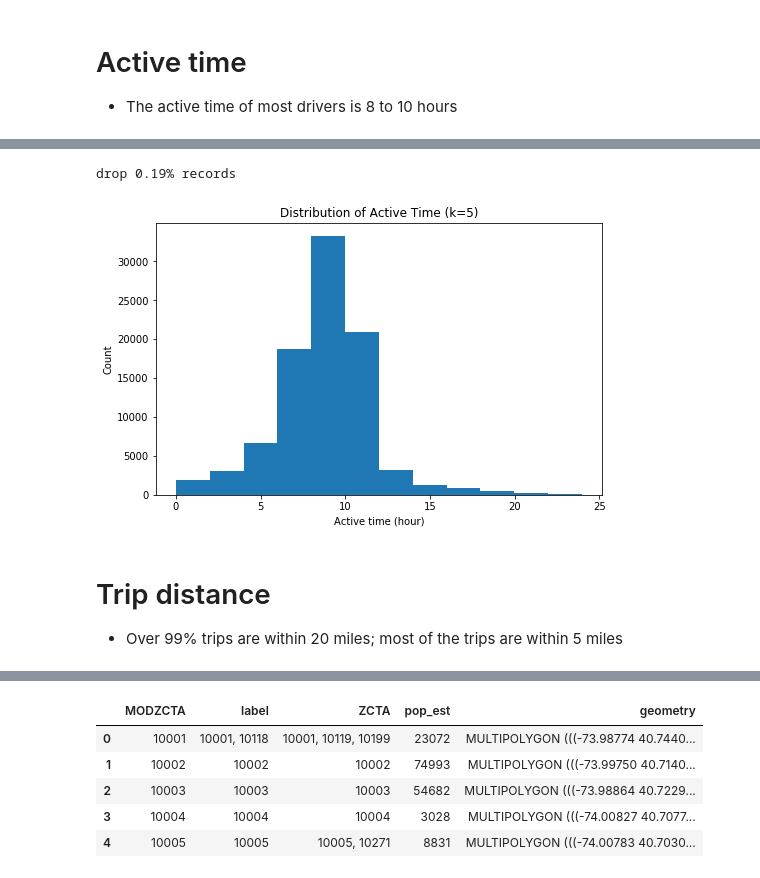
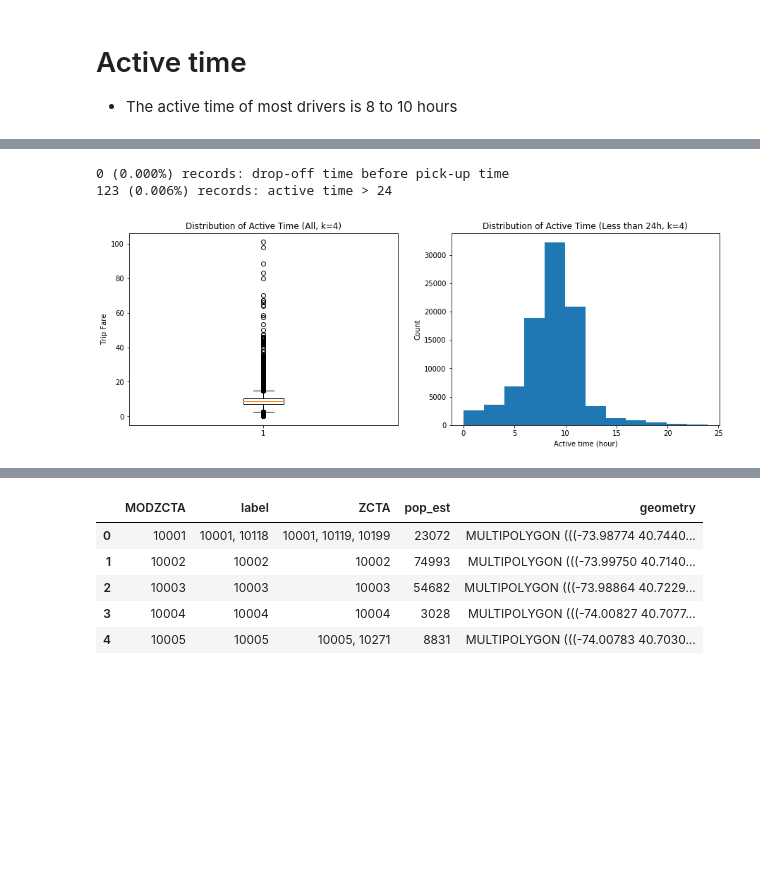
Before and after one commit to skyetim/didi-vehicle-repositioning-strategy, a Jupyter notebook: active_time/activetime_db_query.ipynb, the cells around one changed output, grey strips where cells are left out. Cells and saved outputs as stored; diff of their text form; code cells hidden in the pictures; blank space fills up the shorter version.

Commit message:
add trip fare and trip time plot

```diff
--- a/active_time/activetime_db_query.ipynb
+++ b/active_time/activetime_db_query.ipynb
@@ -55,0 +139,5 @@ sampled_trip['delta'] = (sampled_trip['pickup_datetime_next'] - sampled_trip['dr
+# %%
+trip_fare = pd.read_csv(path + 'FOIL2013/trip_fare_6.csv')
+trip_fare.columns = trip_fare.columns.str.replace(' ','')
+trip_fare.loc[:,'pickup_datetime'] = pd.to_datetime(trip_fare['pickup_datetime'])
+trip_fare.head()
@@ -55,0 +151,3 @@ sampled_trip['delta'] = (sampled_trip['pickup_datetime_next'] - sampled_trip['dr
+# %%
+sampled_trip = sampled_trip.merge(trip_fare.drop(['vendor_id'], axis=1), on =['medallion','hack_license','pickup_datetime'])
+sampled_trip.head()
@@ -56,5 +188,5 @@ sampled_trip['delta'] = (sampled_trip['pickup_datetime_next'] - sampled_trip['dr
 # %%
-k=5
+k=4
 
 ## If delta > k, the trip is the last drop off of the shift
 ## And the next trip of the driver is the first pickup (shifted)
@@ -174,18 +309,24 @@ active_time.head()
-# %%
-# drop incorrect record
-n = active_time[(active_time.active_hour<0) | (active_time.active_hour>=24)].shape[0] / active_time.shape[0] * 100
-print('drop {n:.2f}% records'.format(n=n))
-active_time = active_time[(active_time.active_hour>0) & (active_time.active_hour<24)]
-# %% [output]
-drop 0.19% records
+# %%
+# drop incorrect record
+N = sampled_trip.shape[0]
+n0 = active_time[(active_time.active_hour<0)].shape[0]
+n1 = active_time[(active_time.active_hour>=24)].shape[0]
+print('{n0} ({n0_per:.3f}%) records: drop-off time before pick-up time\n\
+{n1} ({n1_per:.3f}%) records: active time > 24'.format(n0 = n0, n0_per = n0/N*100,
+                                                       n1 = n1, n1_per = n1/N*100))
+# %% [output]
+0 (0.000%) records: drop-off time before pick-up time
+123 (0.006%) records: active time > 24
 # %%
-fig,ax = plt.subplots(figsize = (8,5))
-ax.hist(active_time.loc[:,'active_hour'], bins=12);
-ax.set_xlabel('Active time (hour)');
-ax.set_ylabel('Count');
-ax.set_title('Distribution of Active Time (k={})'.format(k));
+fig,ax = plt.subplots(1,2,figsize = (15,5))
+ax[0].boxplot(active_time.loc[:, 'active_hour']);
+ax[1].hist(active_time.loc[(active_time['active_hour']<24), 'active_hour'], bins=12);
+ax[0].set_ylabel('Trip Fare');
+ax[0].set_title('Distribution of Active Time (All, k={})'.format(k));
+
+ax[1].set_xlabel('Active time (hour)');
+ax[1].set_ylabel('Count');
+ax[1].set_title('Distribution of Active Time (Less than 24h, k={})'.format(k));
+fig.savefig(path + '../../img/active_time(k_{}).png'.format(k));
 # %% [output]
-[figure, old version]
+[figure, new version]
-# %% [markdown]
-# Trip distance
-- Over 99% trips are within 20 miles; most of the trips are within 5 miles
```
Also changed, not shown: parts of 26 cells of this notebook.
